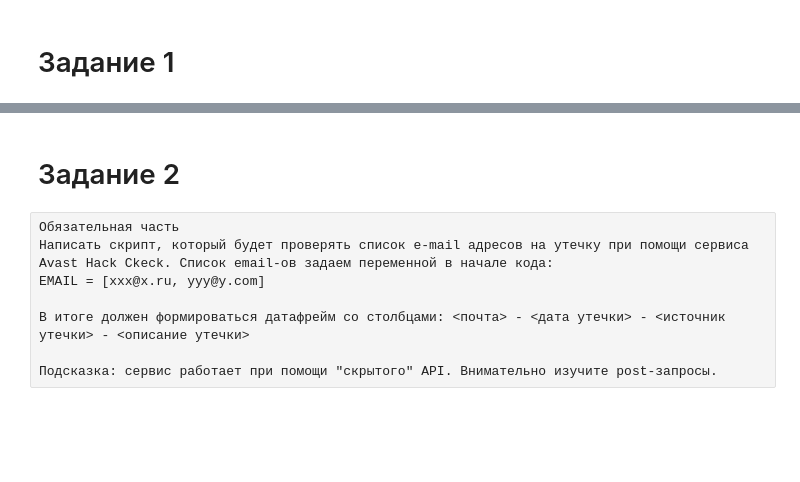
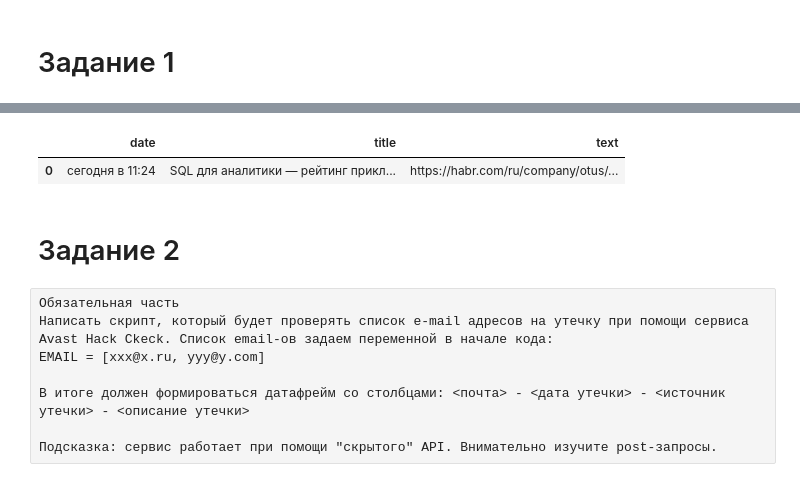
Before and after one commit to duzz23/My-Project, a Jupyter notebook: 14_api_2.ipynb, the cells around one changed output, grey strips where cells are left out. Cells and saved outputs as stored; diff of their text form; code cells hidden in the pictures; blank space fills up the shorter version.

```diff
--- a/14_api_2.ipynb
+++ b/14_api_2.ipynb
@@ -34,12 +38,3 @@ posts_hw
  </ul>
  </footer>
  </article>]
-# %%
-for post in posts_hw:
-    post_id = post.parent.attrs.get('id')
-   # если идентификатор не найден, это что-то странное, пропускаем
-    if not post_id:
-        continue
-    post_id = int(post_id.split('_')[-1])
-    print('post', post_id)
-    hubs = post.find_all('a', class_='hub-link')
@@ -67,19 +40,0 @@ post 529870
-# %%
-for post in posts_hw:
-    post_id = post.parent.attrs.get('id')
-   # если идентификатор не найден, это что-то странное, пропускаем
-    if not post_id:
-        continue
-    post_id = int(post_id.split('_')[-1])
-    #print('post', post_id)
-    hubs = post.find_all('a', class_='hub-link')
-    for hub in hubs:
-            hub_lower = hub.text.lower()
-           # ищем вхождение хотя бы одного желаемого хаба
-            if any([hub_lower in desired for desired in DESIRED_HUBS]):
-               # пост нам интересен - делаем с ним все что захотим:
-               # можно отправит в телеграм уведомление, можно на почту и т.п.
-                title_element = post.find('a', class_='post__title_link')
-                print(title_element.text, title_element.attrs.get('href'))
-               # так как пост уже нам подошел - дальше нет смысла проверять хабы
-                break
@@ -87,0 +41,4 @@ for post in posts_hw:
+# %%
+for post in posts_hwposts_hw:
+
+    print(post)
@@ -88,3 +65,18 @@ for post in posts_hw:
+# %%
+kom_news = pd.DataFrame()
+for post in posts_hw:
+    post_01 = post.find('div', class_='post__text')
+
+    for i in DESIRED_HUBS:
+        if  i in post_01.text:
+            titl_link = post.find('a', class_='post__title_link')
+            news_time = post.find('span', class_='post__time')
+            row = {'date': news_time.text, 'title': titl_link.text, 'text': titl_link.get('href')}
+            kom_news = pd.concat([kom_news, pd.DataFrame([row])])
+kom_news
+# %% [output]
+|  | date | title | text |
+| 0 | сегодня в 11:24 | SQL для аналитики — рейтинг прикл... | https://habr.com/ru/company/otus/... |
 # %% [markdown]
 # Задание 2
 # %% [raw]
```
Also changed, not shown: parts of 12 cells of this notebook.
